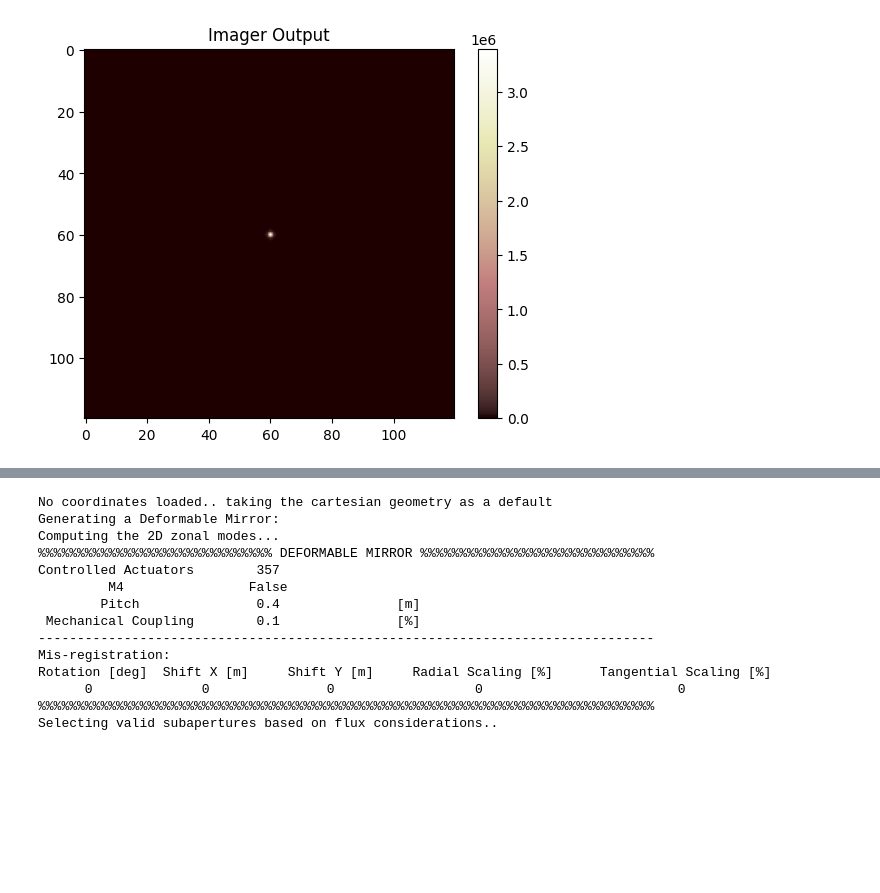
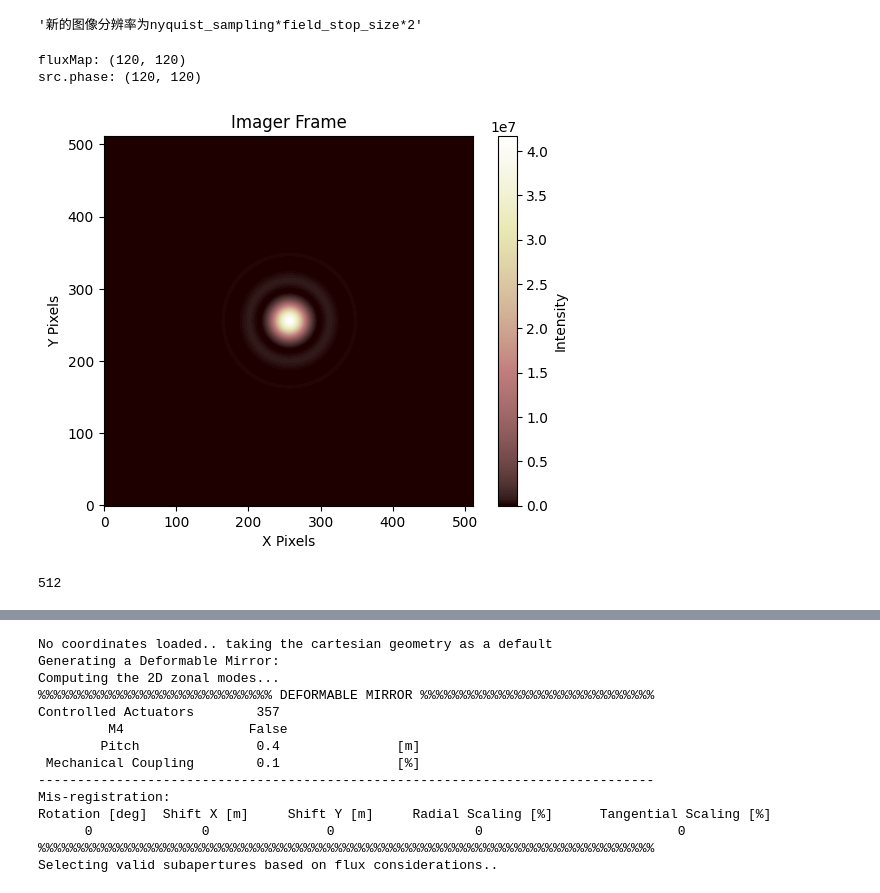
Before and after one commit to CHbloom/SWJTU_OOPAO, a Jupyter notebook: SWJTU_OOPAO/tutorials/scao_system/myAoSystem/ImagerTest.ipynb, the cells around one changed output, grey strips where cells are left out. Cells and saved outputs as stored; diff of their text form; code cells hidden in the pictures; blank space fills up the shorter version.

```diff
--- a/SWJTU_OOPAO/tutorials/scao_system/myAoSystem/ImagerTest.ipynb
+++ b/SWJTU_OOPAO/tutorials/scao_system/myAoSystem/ImagerTest.ipynb
@@ -52,11 +83,21 @@ No light propagated through the telescope
 # %%
 tel-atm
-camH = Imager() # 创建科学相机
-camH.clock_rate = 1000 # 时钟频率
-camH.exposure_time = 0.2 # 曝光时间
-camH.relay(tel.src)
-camH.reference_frame = camH.frame # 无湍流情况下的图片
-camH.display()
+camH = Imager_new(diameter=tel.D,nyquist_sampling=4,field_stop_size=64,exposure_time=0.001,clock_rate=1000) # 创建科学相机
+'''新的图像分辨率为nyquist_sampling*field_stop_size*2'''
+
+# for _ in range(10):
+#     camH.relay(tel.src)
+#     camH.imagesc()
 # %% [output]
-[figure, removed]
+'新的图像分辨率为nyquist_sampling*field_stop_size*2'
+# %%
+camH.relay(tel.src)
+camH.referenceFrame = camH.frame
+camH.imagesc()
+print(camH.resolution)
+# %% [output]
+fluxMap: (120, 120)
+src.phase: (120, 120)
+[figure, added]
+512
 # %%
```
Also changed, not shown: parts of 22 cells of this notebook.
